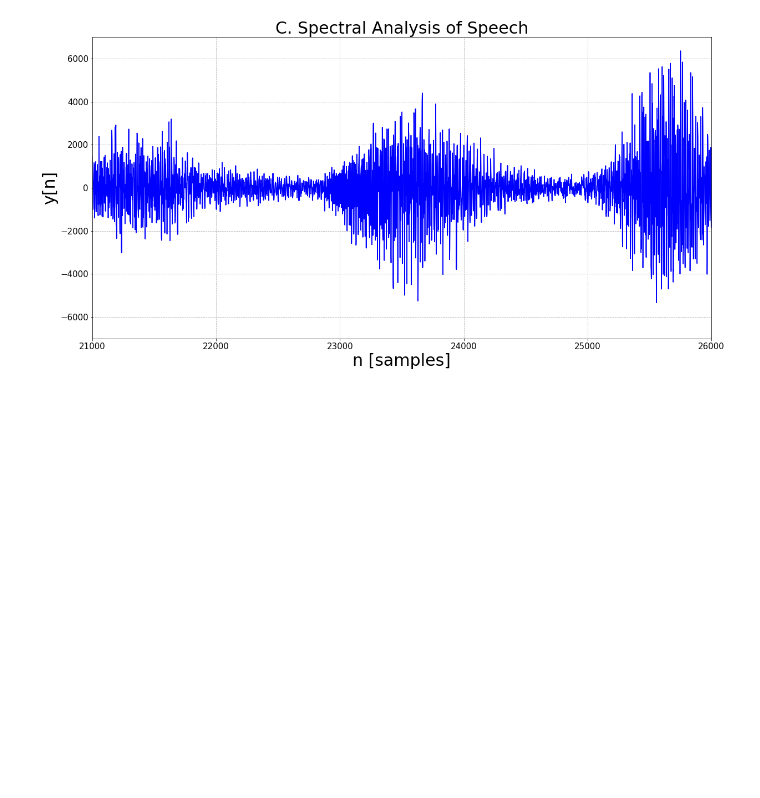
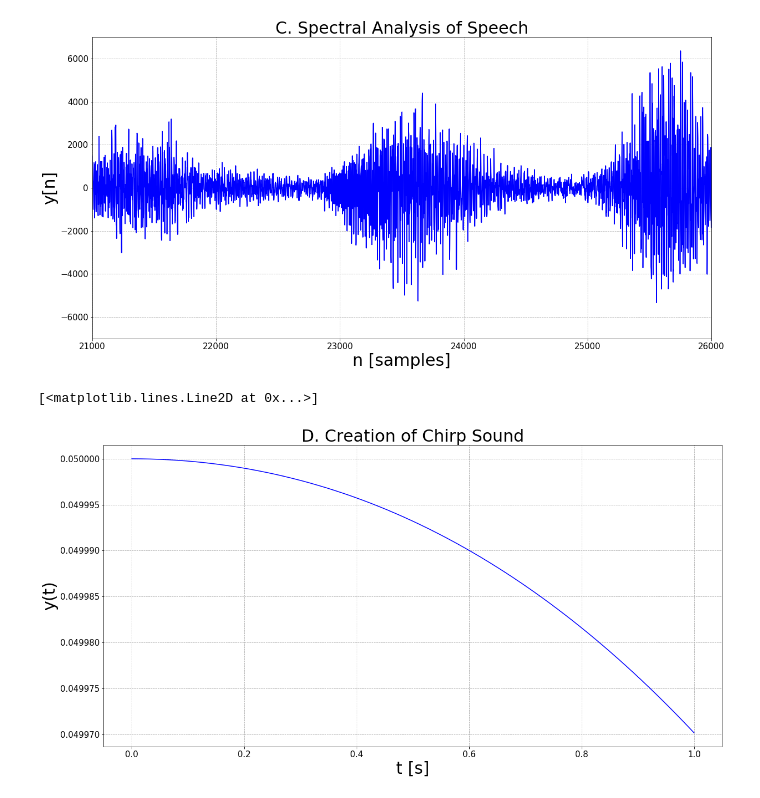
Before and after one commit to paolo-torres/Jupyter-Notebook, a Jupyter notebook: Fourier.ipynb, the cells around one changed output. Cells and saved outputs as stored; diff of their text form; code cells hidden in the pictures; blank space fills up the shorter version.

```diff
--- a/Fourier.ipynb
+++ b/Fourier.ipynb
@@ -66,3 +65,30 @@ plt.plot(data, color='blue')
 [<matplotlib.lines.Line2D at 0x...>,
  <matplotlib.lines.Line2D at 0x...>]
 [figure]
+# %%
+# Import the required modules
+import matplotlib.pyplot as plt
+import numpy as np
+
+# Command to plot the figures inline in Jupyter environment
+%matplotlib inline
+
+t = np.arange(0, 1, 1/8000)
+f = np.arange(1/200, (1/200)+(1/2000), 1/16000000)
+y = []
+
+for i in range(len(t)):
+    value = (1/20)*np.cos(2*np.pi*f[i]*t[i])
+    y.append(value)
+
+plt.figure(figsize=(20,10))
+plt.title("D. Creation of Chirp Sound", fontsize=30)
+plt.xlabel('t [s]', fontsize=30)
+plt.ylabel("y(t)", fontsize=30)
+plt.xticks(fontsize=15)
+plt.yticks(fontsize=15)
+plt.grid(linestyle='dashed')
+plt.plot(t, y, label='Triangle', color='blue')
+# %% [output]
+[<matplotlib.lines.Line2D at 0x...>]
+[figure, added]
```
Also changed, not shown: parts of 1 cell of this notebook.
